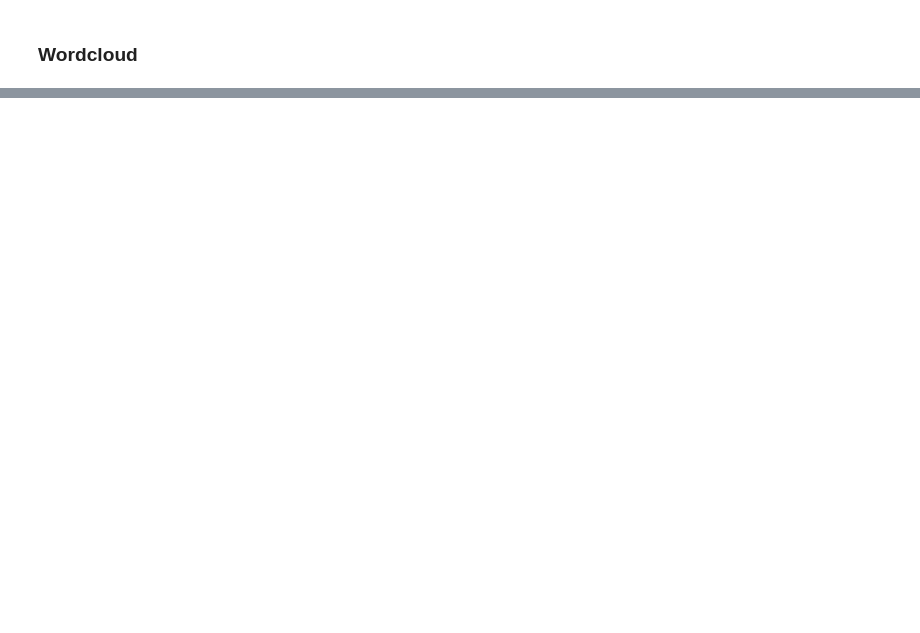
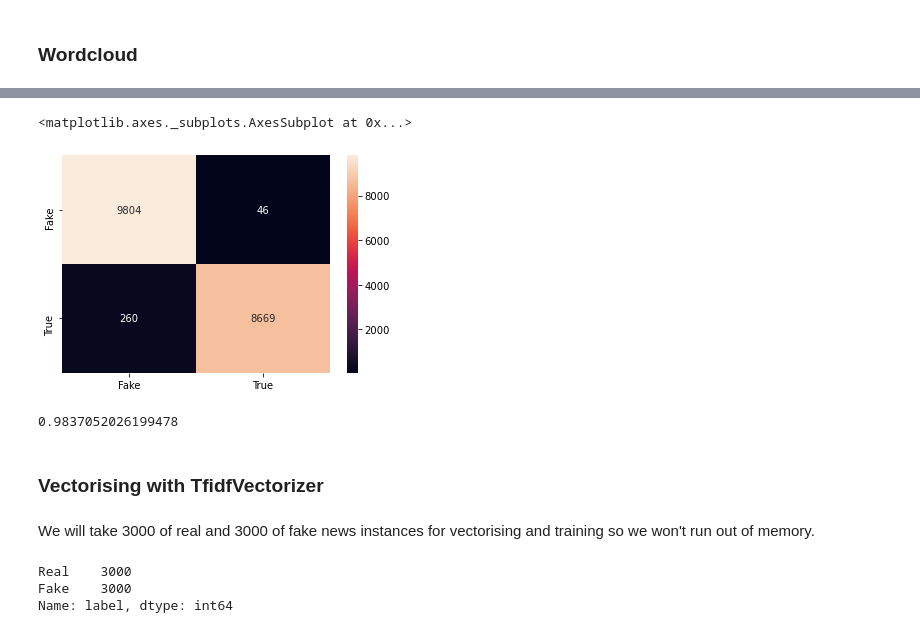
Before and after one commit to carolinlyybek/ids_fakenews, a Jupyter notebook: Project D23 KAGGLE-FAKE NEWS DETECTION.ipynb, the cells around one changed output, grey strips where cells are left out. Saved outputs shown, nothing was run; the diff lists cells and outputs as text; code cells hidden in the pictures; blank space fills up the shorter version.

```diff
--- a/Project D23 KAGGLE-FAKE NEWS DETECTION.ipynb
+++ b/Project D23 KAGGLE-FAKE NEWS DETECTION.ipynb
@@ -312,0 +393,36 @@ wordcloud_real.to_file("img/realtitles_review.png")
+# %%
+from sklearn.ensemble import RandomForestClassifier
+rf = RandomForestClassifier()
+rf.fit(X_train,y_train)
+y_pred = rf.predict(X_test)
+acc = accuracy_score(y_test,y_pred)
+# %%
+con_mat=confusion_matrix(y_test, y_pred)
+sns.heatmap(con_mat,annot=True,linecolor="white",fmt='' , xticklabels = ['Fake','True'] , yticklabels = ['Fake','True'])
+plt.title("Random Forest Classifer with CountVectorizer")
+plt.xlabel("Predicted Label")
+plt.ylabel("Actual Label")
+plt.show()
+# %% [output]
+<matplotlib.axes._subplots.AxesSubplot at 0x...>
+[figure, added]
+# %%
+acc
+# %% [output]
+0.9837052026199478
+# %% [markdown]
+
+
+### Vectorising with TfidfVectorizer
+# %% [markdown]
+We will take 3000 of real and 3000 of fake news instances for vectorising and training so we won't run out of memory.
+# %%
+
+fake_rows = news.loc[news['label'] == 'Fake']
+real_rows = news.loc[news['label'] == 'Real']
+news_for_modeling=pd.concat([fake_rows[:3000],real_rows[:3000]],ignore_index=True, sort=False)
+news_for_modeling['label'].value_counts()
+# %% [output]
+Real    3000
+Fake    3000
+Name: label, dtype: int64
```
Also changed, not shown: parts of 30 cells of this notebook.
